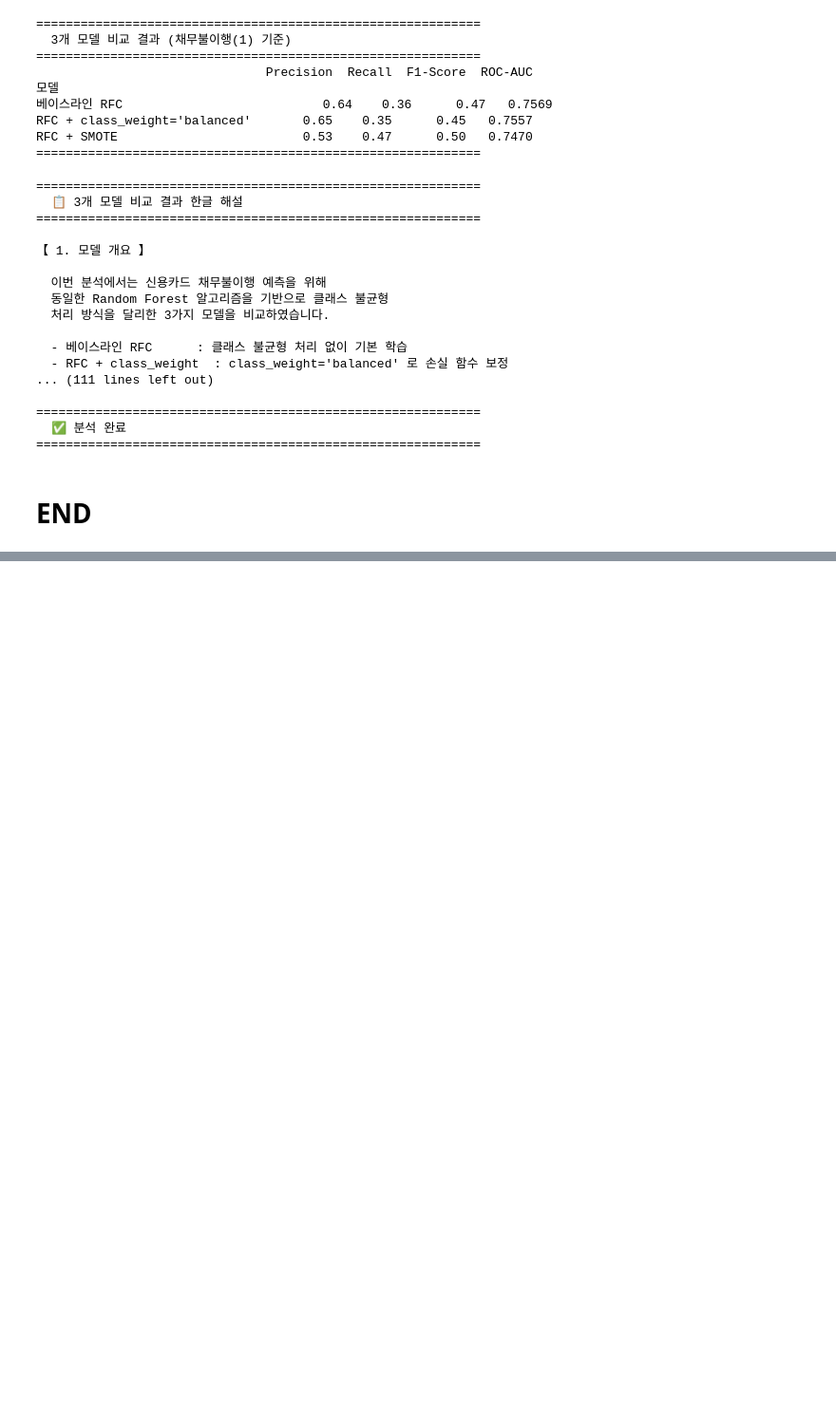
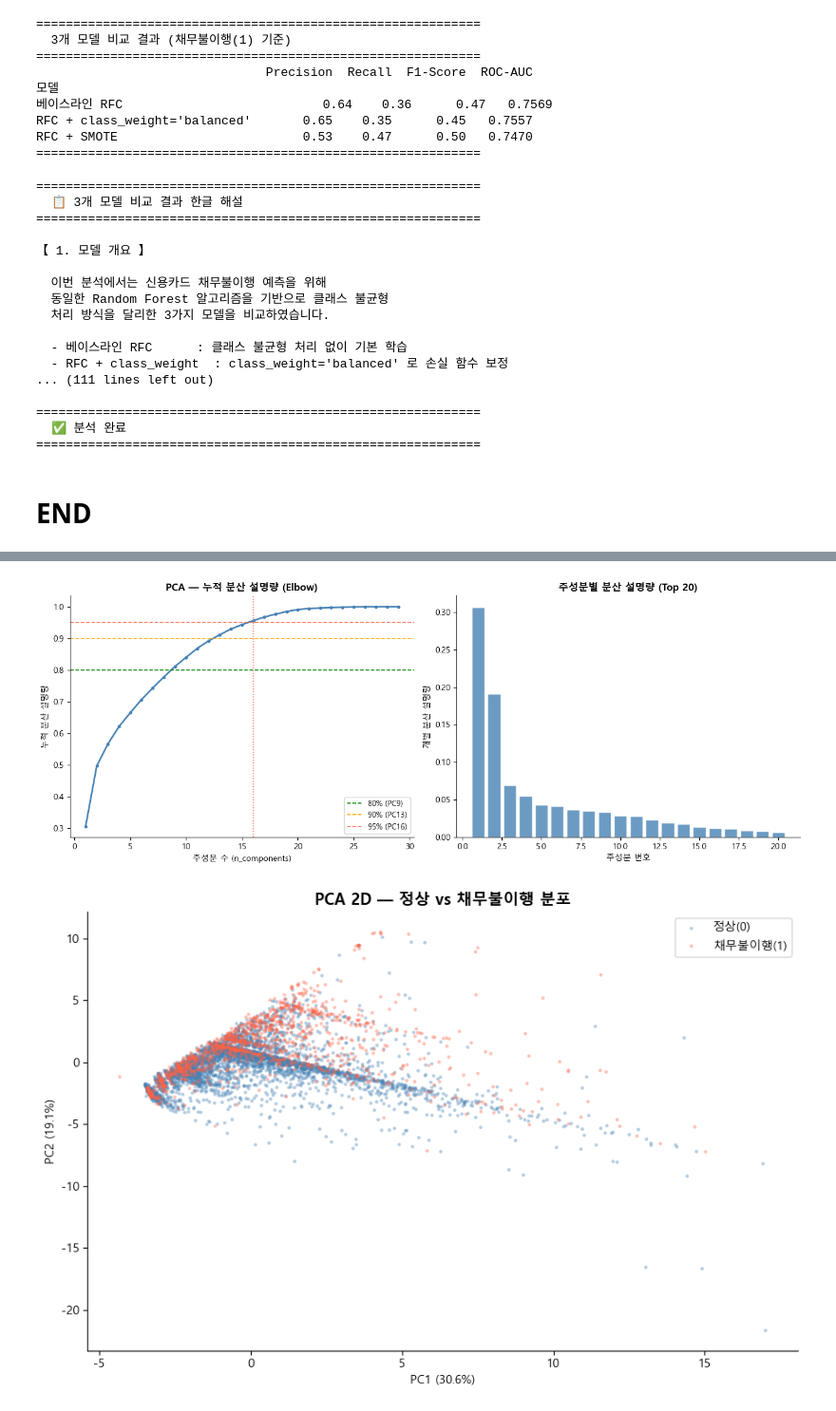
Before and after one commit to blackhole-24/hipython, a Jupyter notebook: ml/11_신용카드_채무불이행_고객예측.ipynb, the cells around one changed output, grey strips where cells are left out. Shown at 95% size. Saved outputs shown, nothing was run; the diff lists cells and outputs as text; code cells hidden in the pictures; blank space fills up the shorter version.

```diff
--- a/ml/11_신용카드_채무불이행_고객예측.ipynb
+++ b/ml/11_신용카드_채무불이행_고객예측.ipynb
@@ -2286,0 +2885,75 @@ print(sep)
+# %%
+# ============================================================
+# [추가 코드 5] PCA 분산 설명력 + Elbow Plot + 2D Scatter
+# v11은 X_train이 이미 StandardScaler 적용 완료
+# → StandardScaler 재적용 없이 PCA 바로 적용
+# ============================================================
+from sklearn.decomposition import PCA
+import numpy as np
+import matplotlib.pyplot as plt
+import matplotlib
+matplotlib.rcParams['font.family'] = 'Malgun Gothic'
+matplotlib.rcParams['axes.unicode_minus'] = False
+
+# 전체 성분 PCA로 분산 설명력 확인
+pca_full = PCA(random_state=42)
+pca_full.fit(X_train)
+
+explained  = pca_full.explained_variance_ratio_
+cumsum_var = np.cumsum(explained)
+
+n_80 = np.argmax(cumsum_var >= 0.80) + 1
+n_90 = np.argmax(cumsum_var >= 0.90) + 1
+n_95 = np.argmax(cumsum_var >= 0.95) + 1
+
+print("=" * 50)
+print("  PCA 분산 설명력 기준별 필요 PC 수")
+print("=" * 50)
+print(f"  80% 설명 : PC {n_80}개  (누적 {cumsum_var[n_80-1]*100:.1f}%)")
+print(f"  90% 설명 : PC {n_90}개  (누적 {cumsum_var[n_90-1]*100:.1f}%)")
+print(f"  95% 설명 : PC {n_95}개  (누적 {cumsum_var[n_95-1]*100:.1f}%)")
+
+# ── Elbow Plot ─────────────────────────────────────────────
+fig, (ax1, ax2) = plt.subplots(1, 2, figsize=(13, 5))
+
+ax1.plot(range(1, len(cumsum_var)+1), cumsum_var,
+         marker='o', markersize=3, color='steelblue', linewidth=2)
+ax1.axhline(y=0.80, color='green',  linestyle='--', lw=1.2, label=f'80% (PC{n_80})')
+ax1.axhline(y=0.90, color='orange', linestyle='--', lw=1.2, label=f'90% (PC{n_90})')
+ax1.axhline(y=0.95, color='tomato', linestyle='--', lw=1.2, label=f'95% (PC{n_95})')
+ax1.axvline(x=n_95, color='tomato', linestyle=':', lw=1.2)
+ax1.set_xlabel('주성분 수 (n_components)')
+ax1.set_ylabel('누적 분산 설명량')
+ax1.set_title('PCA — 누적 분산 설명량 (Elbow)', fontsize=12, fontweight='bold')
+ax1.legend(fontsize=9)
+ax1.spines[['top', 'right']].set_visible(False)
+
+ax2.bar(range(1, 21), explained[:20],
+        color='steelblue', edgecolor='white', alpha=0.8)
+ax2.set_xlabel('주성분 번호')
+ax2.set_ylabel('개별 분산 설명량')
+ax2.set_title('주성분별 분산 설명량 (Top 20)', fontsize=12, fontweight='bold')
+ax2.spines[['top', 'right']].set_visible(False)
+
+plt.tight_layout()
+plt.show()
+
+# ── 2D Scatter (PC1 vs PC2) 정상/불이행 분포 ──────────────
+pca_2d   = PCA(n_components=2, random_state=42)
+X_2d_tr  = pca_2d.fit_transform(X_train)
+X_2d_te  = pca_2d.transform(X_test)
+
+fig, ax = plt.subplots(figsize=(9, 6))
+for label, color, name in [(0, 'steelblue', '정상(0)'), (1, 'tomato', '채무불이행(1)')]:
+    mask = y_test == label
+    ax.scatter(X_2d_te[mask, 0], X_2d_te[mask, 1],
+               c=color, label=name, alpha=0.4, s=8, edgecolors='none')
+
+ax.set_xlabel(f'PC1 ({explained[0]*100:.1f}%)')
+ax.set_ylabel(f'PC2 ({explained[1]*100:.1f}%)')
+ax.set_title('PCA 2D — 정상 vs 채무불이행 분포', fontsize=13, fontweight='bold')
+ax.legend(fontsize=10)
+ax.spines[['top', 'right']].set_visible(False)
+plt.tight_layout()
+plt.show()
+# %% [output]
@@ -2286,0 +2966,2 @@ print(sep)
+[figure, added]
+[figure, added]
```
Also changed, not shown: parts of 15 cells of this notebook.
